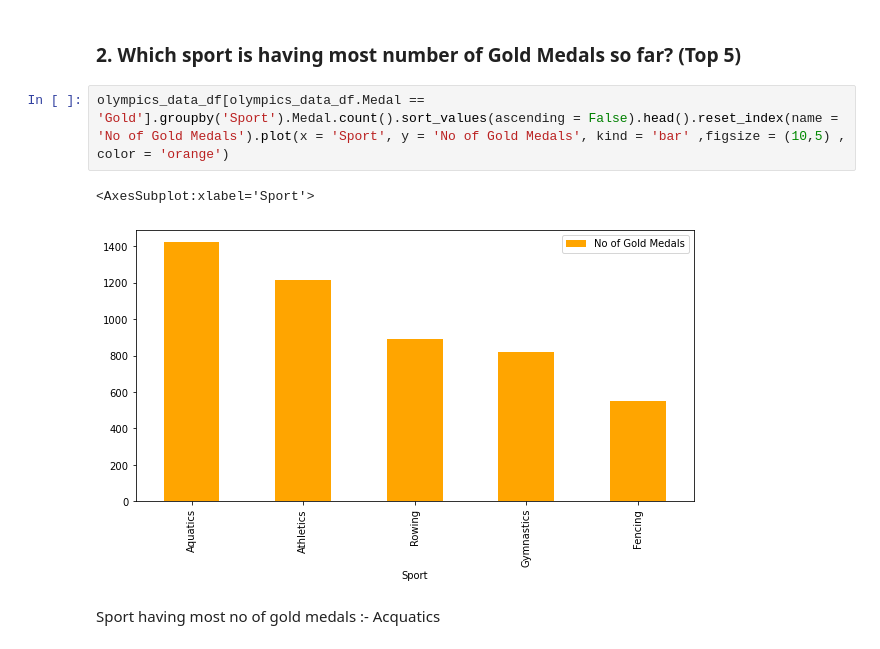
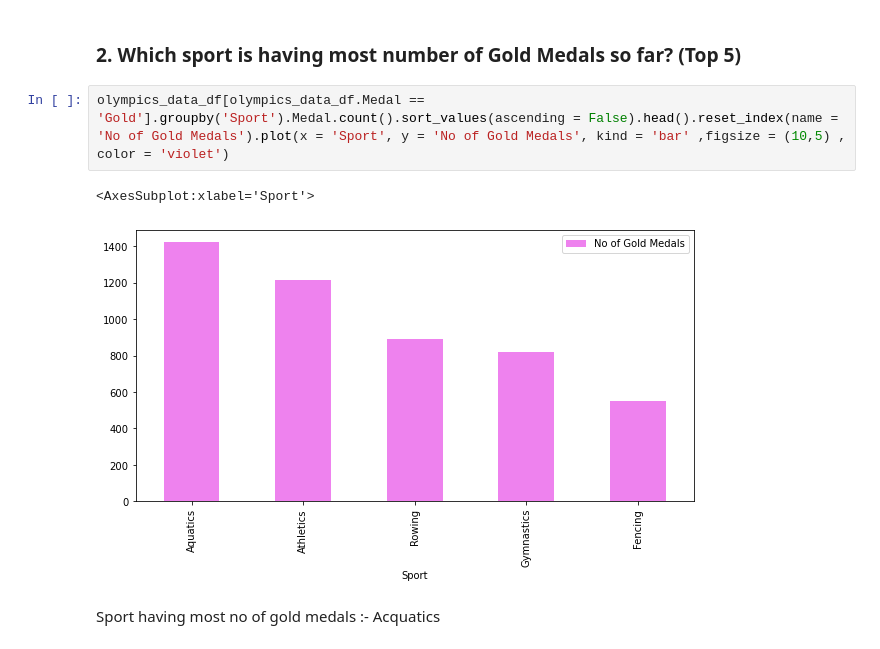
Before and after one commit to sid2020-devil/ETG-Summer-Olympics-Data-Analysis, a Jupyter notebook: Summer.ipynb, the cells around one changed output. Saved outputs shown, nothing was run; the diff lists cells and outputs as text.

```diff
--- a/Summer.ipynb
+++ b/Summer.ipynb
@@ -29,10 +29,10 @@ No of cities in which Summer Olympics had held so far :  22
 # %% [markdown]
 ### 2. Which sport is having most number of Gold Medals so far? (Top 5)
 # %%
-olympics_data_df[olympics_data_df.Medal == 'Gold'].groupby('Sport').Medal.count().sort_values(ascending = False).head().reset_index(name = 'No of Gold Medals').plot(x = 'Sport', y = 'No of Gold Medals', kind = 'bar' ,figsize = (10,5) , color = 'orange')
+olympics_data_df[olympics_data_df.Medal == 'Gold'].groupby('Sport').Medal.count().sort_values(ascending = False).head().reset_index(name = 'No of Gold Medals').plot(x = 'Sport', y = 'No of Gold Medals', kind = 'bar' ,figsize = (10,5) , color = 'violet')
 # %% [output]
 <AxesSubplot:xlabel='Sport'>
-[figure, old version]
+[figure, new version]
 # %% [markdown]
 Sport having most no of gold medals :- Acquatics
 # %% [markdown]
```
Also changed, not shown: parts of 4 cells of this notebook.
